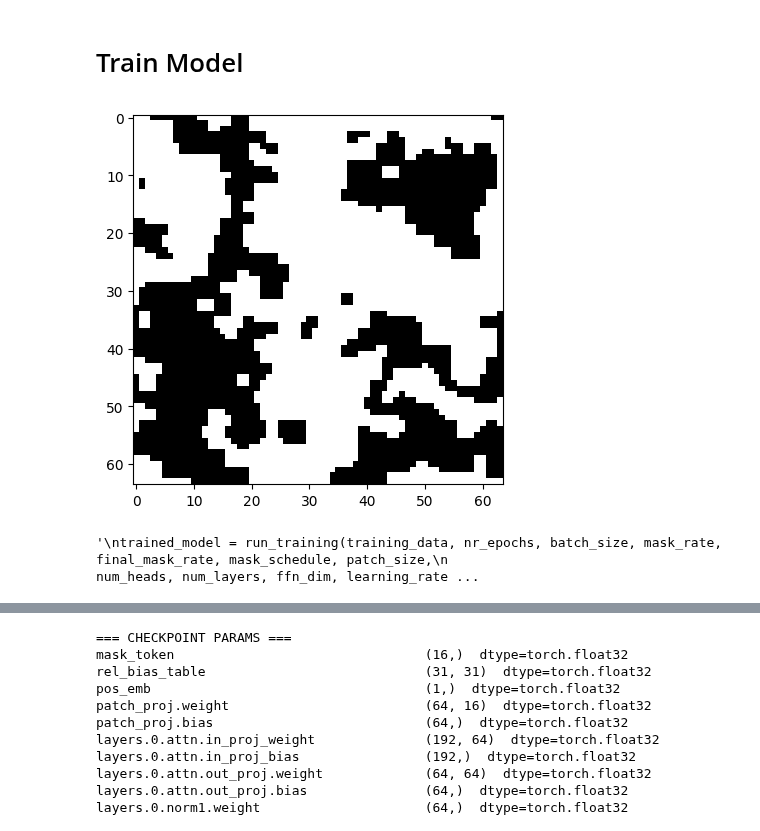
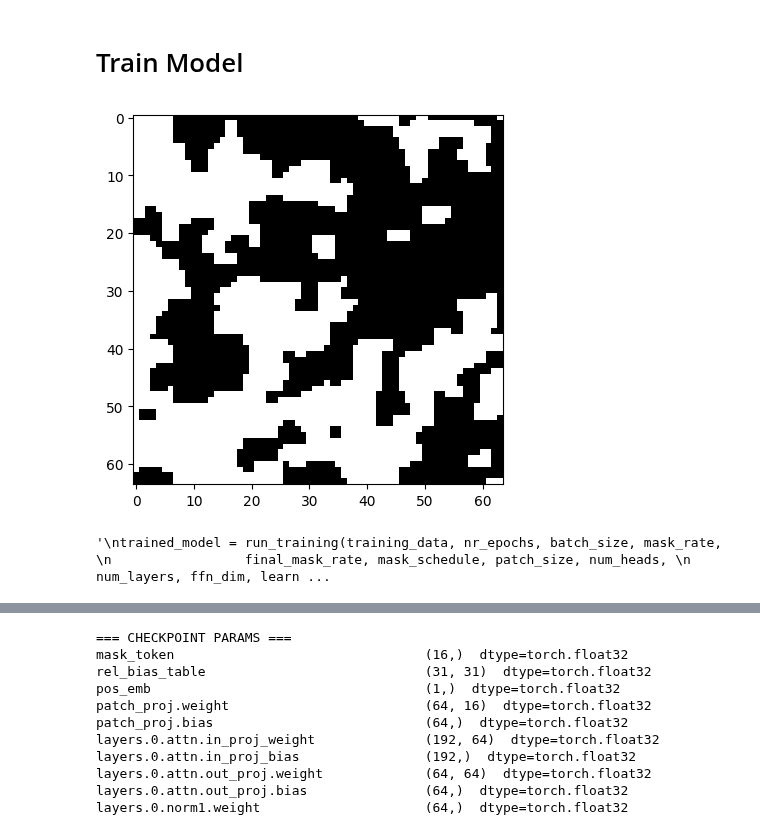
Before and after one commit to OscarOvanger/GeoDecepticon, a Jupyter notebook: ViT_notebook.ipynb, the cells around one changed output, grey strips where cells are left out. Saved outputs shown, nothing was run; the diff lists cells and outputs as text; code cells hidden in the pictures.

```diff
--- a/ViT_notebook.ipynb
+++ b/ViT_notebook.ipynb
@@ -118,17 +118,17 @@ plt.show()
 # Train Model
 # %%
 samps = np.load("cond_images_combined.npy")
-plt.imshow(samps[0],cmap='gray')
+plt.imshow(samps[2],cmap='gray')
 plt.show()
 # %% [output]
-[figure, old version]
+[figure, new version]
 # %%
 # Try training for, say, 500 epochs; you can also try mask_rate=1.0 for a stricter overfit test.
 nr_epochs = 1000
 batch_size = 100
-mask_rate = 0.05  # Try also mask_rate = 1.0 to check if the network can memorize given only positional cues.
-final_mask_rate = 0.95
-mask_schedule = "exp"
+mask_rate = 0.01  # Try also mask_rate = 1.0 to check if the network can memorize given only positional cues.
+final_mask_rate = 0.99
+mask_schedule = "cyclic"
 patch_size = 4
 num_heads = 2
 num_layers = 2
@@ -136,9 +136,44 @@ ffn_dim = 256
 emb_dim = 64
 learning_rate = 1e-3
 vocab_cap = 100000
+
+# Assume training_data is already defined with shape (N, H, W)
+N, H, W = training_data.shape
+
+# Set parameters.
+vocab, counts, mask_token = build_vocabulary(training_data, patch_size, cap_size=vocab_cap)
+patch_dim = patch_size ** 2
+num_patches = (H // patch_size) ** 2
+
+#samps = torch.tensor(samps,dtype=torch.float32)
+
+flattened_condition_indices = np.zeros(len(condition_indices_new))
+for i in range(len(condition_indices_new)):
+    flattened_condition_indices[i] = condition_indices_x[i] * 64 + condition_indices_y[i]
+flattened_condition_indices = flattened_condition_indices.astype(int)
+
+# Create the model and load weights.
+PATH = "Models/BEST_MODEL.pth"
+model = StackedContextViT(
+    vocab=vocab,
+    mask_token=mask_token,
+    patch_dim=patch_dim,
+    num_patches=num_patches,
+    emb_dim=emb_dim,
+    num_heads=num_heads,
+    num_layers=num_layers,
+    ffn_dim=ffn_dim,
+    use_pos_emb=False,          # <— must be True to load the old 256×64 buffer
+    use_rel_bias=True
+)
+
+device = torch.device("cuda" if torch.cuda.is_available() else "cpu")
+model.load_state_dict(torch.load(PATH, map_location=device))  # remove weights_only if not applicable
 """
-trained_model = run_training(training_data, nr_epochs, batch_size, mask_rate, final_mask_rate, mask_schedule, patch_size,
-                             num_heads, num_layers, ffn_dim, learning_rate, emb_dim, vocab_cap)
+trained_model = run_training(training_data, nr_epochs, batch_size, mask_rate,
+                 final_mask_rate, mask_schedule, patch_size, num_heads,
+                 num_layers, ffn_dim, learning_rate, emb_dim, vocab_cap,pretrained=model,
+                 use_pos_emb=False,use_rel_bias=True,rel_bias=model.rel_bias_table)
 """
 # %% [output]
-'\ntrained_model = run_training(training_data, nr_epochs, batch_size, mask_rate, final_mask_rate, mask_schedule, patch_size,\n                             num_heads, num_layers, ffn_dim, learning_rate ...
+'\ntrained_model = run_training(training_data, nr_epochs, batch_size, mask_rate, \n                 final_mask_rate, mask_schedule, patch_size, num_heads, \n                 num_layers, ffn_dim, learn ...
```
Also changed, not shown: parts of 40 cells of this notebook.
